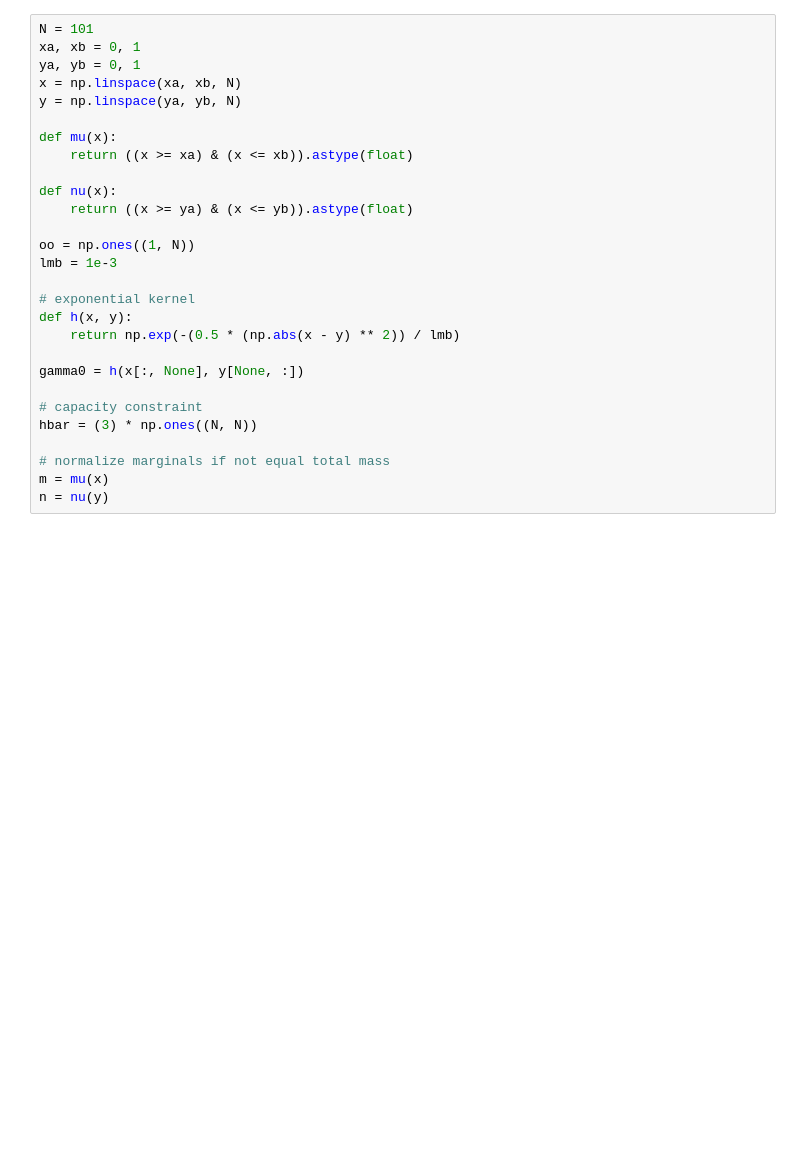
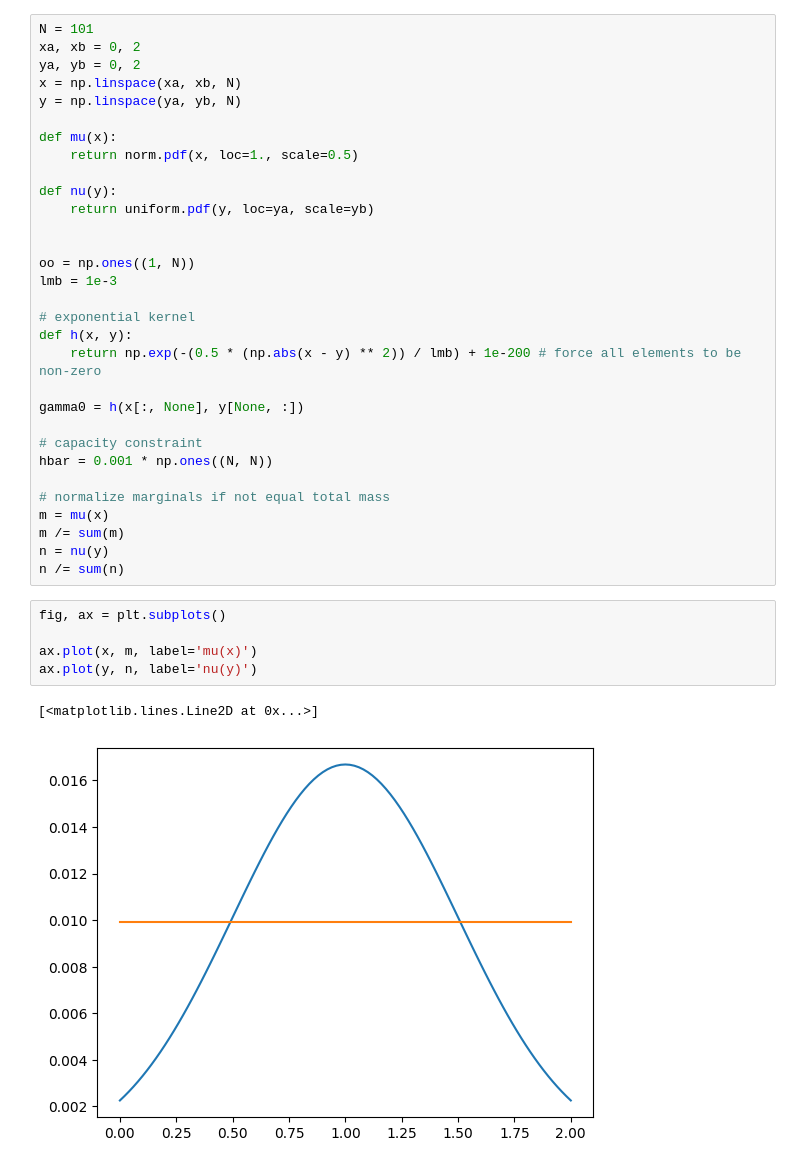
Before and after one commit to Langbridge/constrained-ot, a Jupyter notebook: bound-paper/iterative-bregman.ipynb, the cells around one changed output. Saved outputs shown, nothing was run; the diff lists cells and outputs as text; blank space fills up the shorter version.

```diff
--- a/bound-paper/iterative-bregman.ipynb
+++ b/bound-paper/iterative-bregman.ipynb
@@ -87,32 +105,43 @@ def capacity_constrained_ot(x, y, m, n, gamma0, hbar, lmb):
     return gamma
 # %%
 N = 101
-xa, xb = 0, 1
-ya, yb = 0, 1
+xa, xb = 0, 2
+ya, yb = 0, 2
 x = np.linspace(xa, xb, N)
 y = np.linspace(ya, yb, N)
 
 def mu(x):
-    return ((x >= xa) & (x <= xb)).astype(float)
+    return norm.pdf(x, loc=1., scale=0.5)
 
-def nu(x):
-    return ((x >= ya) & (x <= yb)).astype(float)
+def nu(y):
+    return uniform.pdf(y, loc=ya, scale=yb)
+
 
 oo = np.ones((1, N))
 lmb = 1e-3
 
 # exponential kernel
 def h(x, y):
-    return np.exp(-(0.5 * (np.abs(x - y) ** 2)) / lmb)
+    return np.exp(-(0.5 * (np.abs(x - y) ** 2)) / lmb) + 1e-200 # force all elements to be non-zero
 
 gamma0 = h(x[:, None], y[None, :])
 
 # capacity constraint
-hbar = (3) * np.ones((N, N))
+hbar = 0.001 * np.ones((N, N))
 
 # normalize marginals if not equal total mass
 m = mu(x)
+m /= sum(m)
 n = nu(y)
+n /= sum(n)
+# %%
+fig, ax = plt.subplots()
+
+ax.plot(x, m, label='mu(x)')
+ax.plot(y, n, label='nu(y)')
+# %% [output]
+[<matplotlib.lines.Line2D at 0x...>]
+[figure, added]
 # %%
 gamma = capacity_constrained_ot(x, y, m, n, gamma0, hbar, lmb)
 # %% [output]
```
Also changed, not shown: parts of 5 cells of this notebook, 2 other files.
